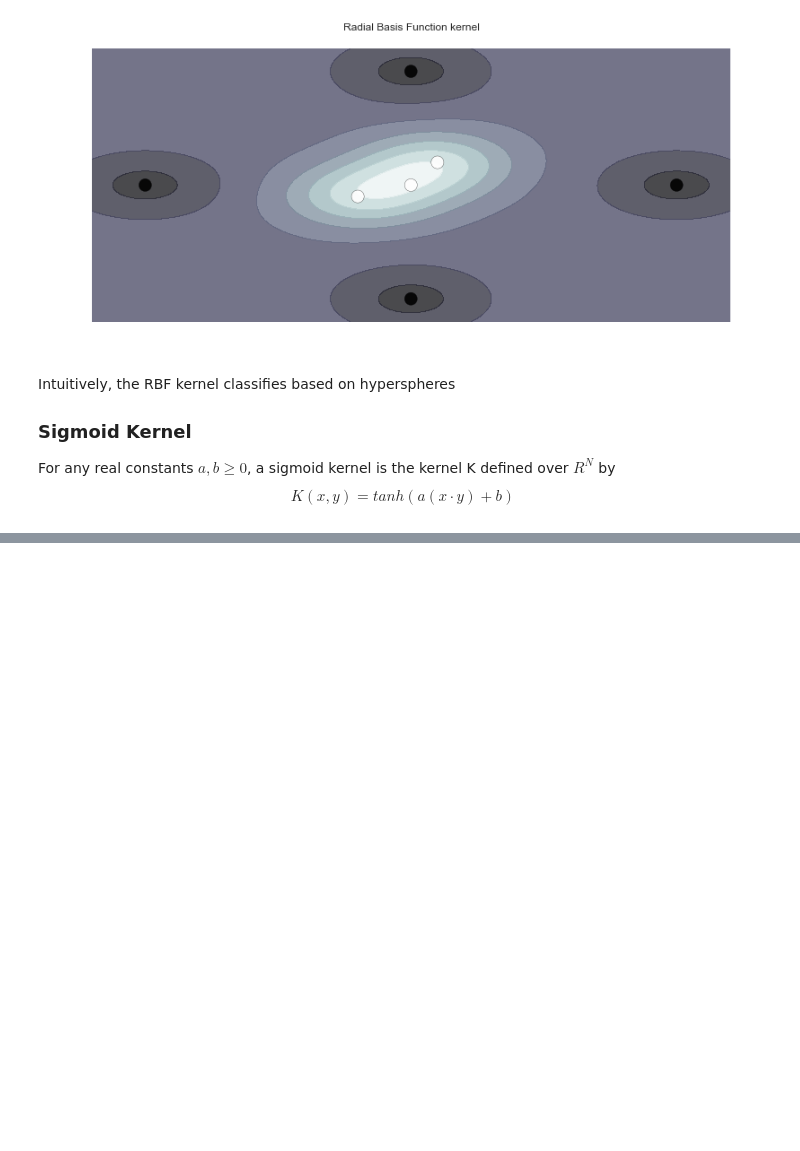
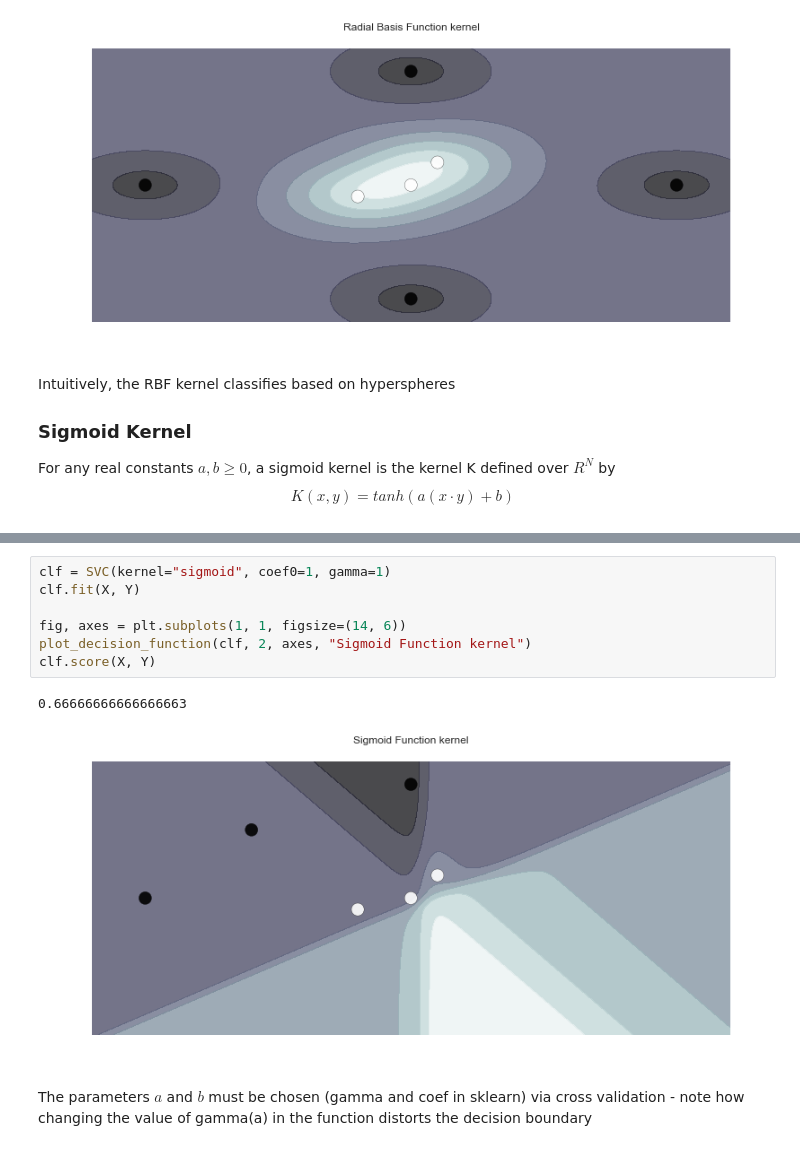
Before and after one commit to jonahwilliams/notebooks, a Jupyter notebook: independent_study/KernelMethodsII.ipynb, the cells around one changed output, grey strips where cells are left out. Saved outputs shown, nothing was run; the diff lists cells and outputs as text; blank space fills up the shorter version.

```diff
--- a/independent_study/KernelMethodsII.ipynb
+++ b/independent_study/KernelMethodsII.ipynb
@@ -198,0 +230,12 @@ $$K(x, y) = tanh(a(x \cdot y) + b)  $$
+# %%
+clf = SVC(kernel="sigmoid", coef0=1, gamma=1)
+clf.fit(X, Y)
+
+fig, axes = plt.subplots(1, 1, figsize=(14, 6))
+plot_decision_function(clf, 2, axes, "Sigmoid Function kernel")
+clf.score(X, Y)
+# %% [output]
+0.66666666666666663
+[figure, added]
+# %% [markdown]
+<p>The parameters $a$ and $b$ must be chosen (gamma and coef in sklearn) via cross validation - note how changing the value of gamma(a) in the function distorts the decision boundary</p>
```
Also changed, not shown: parts of 7 cells of this notebook, 1 other file.
